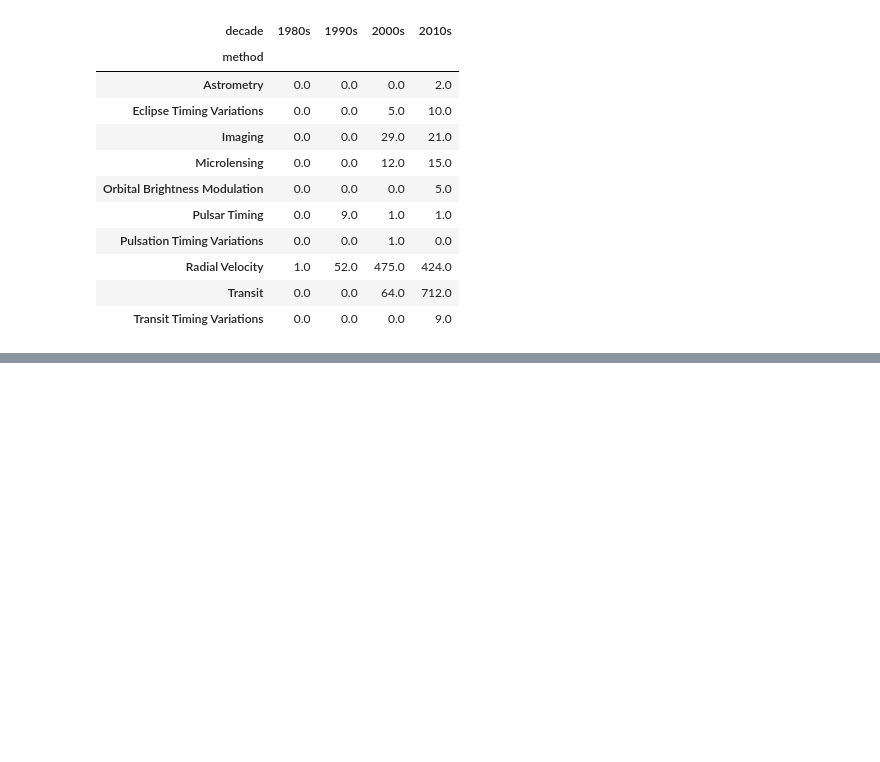
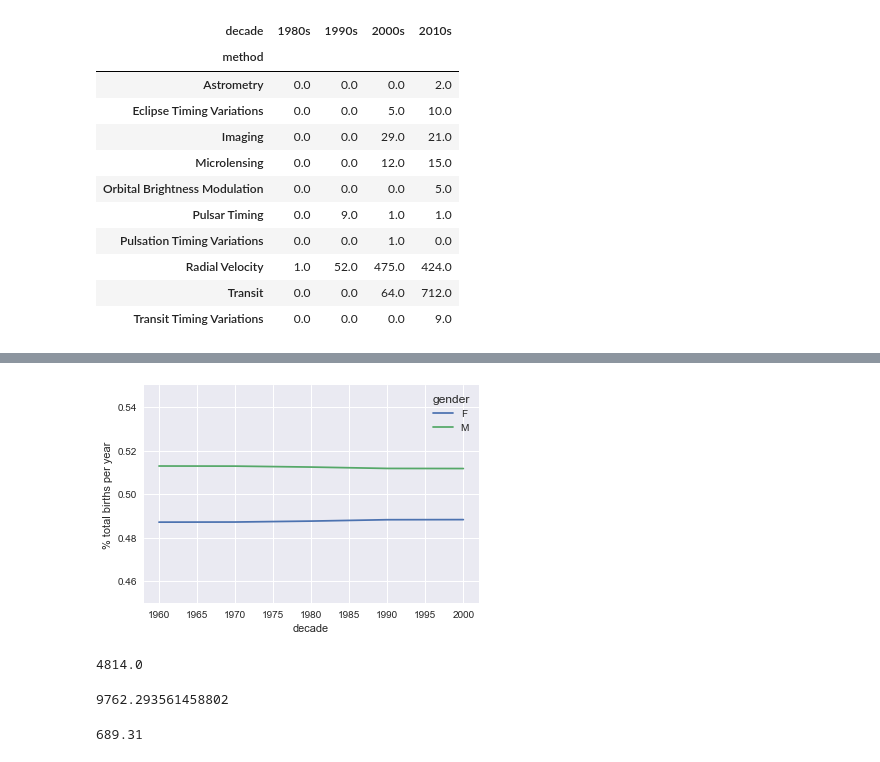
Before and after one commit to Xingchen-Yu/Python_machine_learning, a Jupyter notebook: code/Pandas.ipynb, the cells around one changed output, grey strips where cells are left out. Saved outputs shown, nothing was run; the diff lists cells and outputs as text; code cells hidden in the pictures; blank space fills up the shorter version.

```diff
--- a/code/Pandas.ipynb
+++ b/code/Pandas.ipynb
@@ -2611,0 +2776,3 @@ decade
+# %%
+a = births.pivot_table('births', index='decade', columns='gender', aggfunc='sum')
+a
@@ -2611,0 +2805,6 @@ decade
+# %%
+sns.set()
+a.transform(lambda x: x/sum(x),axis=1).plot(ylim=((0.45,0.55)))
+plt.ylabel('% total births per year');
+# %% [output]
+[figure, added]
@@ -2611,0 +2814,13 @@ decade
+# %%
+mu
+# %% [output]
+4814.0
+# %%
+np.mean(births['births'])
+# %% [output]
+9762.293561458802
+# %%
+sig = 0.74 * (quartiles[2] - quartiles[0])
+sig ## sigma-clipping
+# %% [output]
+689.31
```
Also changed, not shown: parts of 83 cells of this notebook, 1 other file.
